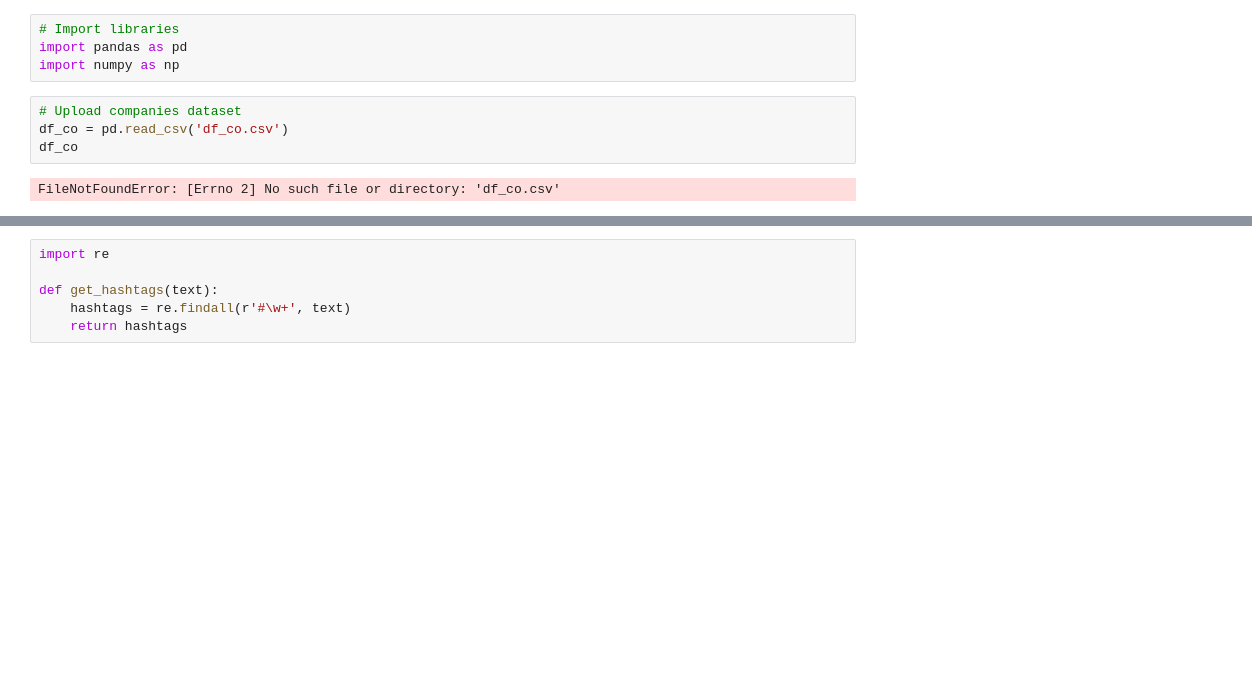
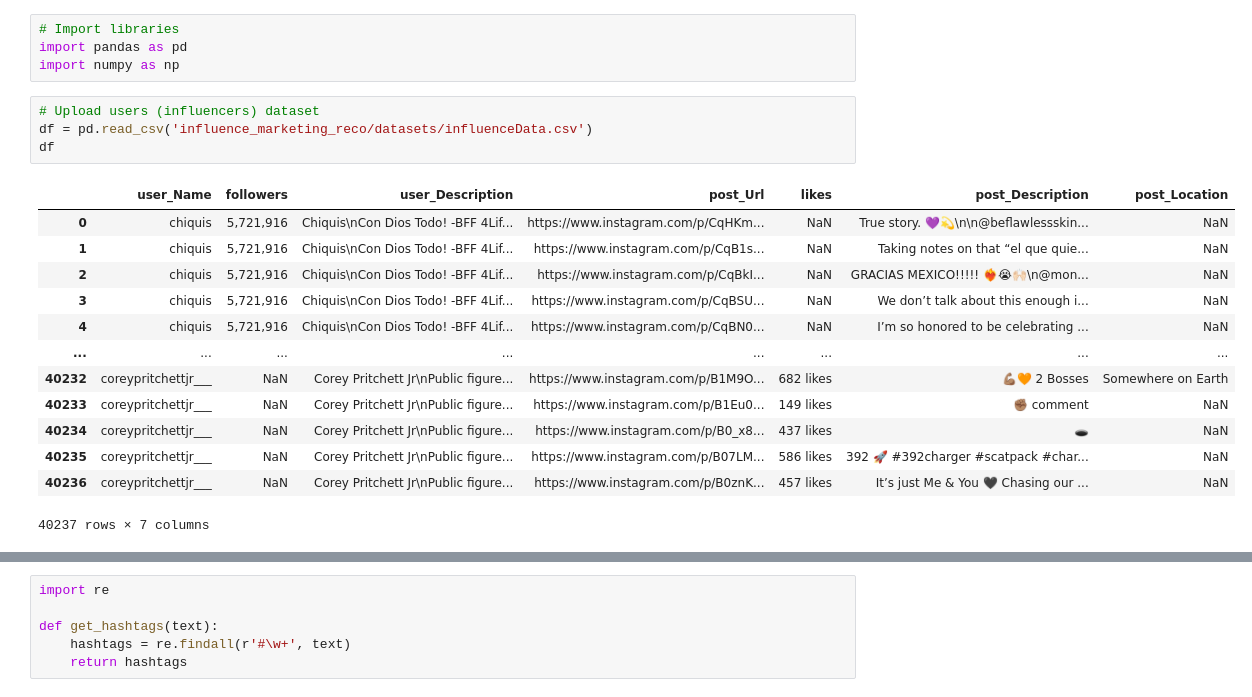
Before and after one commit to Ingernieros-del-IE/influence_marketing, a Jupyter notebook: data_preparation copy.ipynb, the cells around one changed output, grey strips where cells are left out. Cells and saved outputs as stored; diff of their text form; blank space fills up the shorter version.

```diff
--- a/data_preparation copy.ipynb
+++ b/data_preparation copy.ipynb
@@ -7,8 +7,20 @@ While the data scrapper gets the data related to the instagram users, we are usi
 import pandas as pd
 import numpy as np
 # %%
-# Upload companies dataset
-df_co = pd.read_csv('df_co.csv')
-df_co
+# Upload users (influencers) dataset
+df = pd.read_csv('influence_marketing_reco/datasets/influenceData.csv')
+df
 # %% [output]
+|  | user_Name | followers | user_Description | post_Url | likes | post_Description | post_Location |
+| 0 | chiquis | 5,721,916 | Chiquis\nCon Dios Todo! -BFF 4Lif... | https://www.instagram.com/p/CqHKm... | NaN | True story. 💜💫\n\n@beflawlessskin... | NaN |
+| 1 | chiquis | 5,721,916 | Chiquis\nCon Dios Todo! -BFF 4Lif... | https://www.instagram.com/p/CqB1s... | NaN | Taking notes on that “el que quie... | NaN |
+| 2 | chiquis | 5,721,916 | Chiquis\nCon Dios Todo! -BFF 4Lif... | https://www.instagram.com/p/CqBkI... | NaN | GRACIAS MEXICO!!!!! ❤️‍🔥😭🙌🏻\n@mon... | NaN |
+| 3 | chiquis | 5,721,916 | Chiquis\nCon Dios Todo! -BFF 4Lif... | https://www.instagram.com/p/CqBSU... | NaN | We don’t talk about this enough i... | NaN |
+| 4 | chiquis | 5,721,916 | Chiquis\nCon Dios Todo! -BFF 4Lif... | https://www.instagram.com/p/CqBN0... | NaN | I’m so honored to be celebrating ... | NaN |
+| ... | ... | ... | ... | ... | ... | ... | ... |
+| 40232 | coreypritchettjr___ | NaN | Corey Pritchett Jr\nPublic figure... | https://www.instagram.com/p/B1M9O... | 682 likes | 💪🏽🧡 2 Bosses | Somewhere on Earth |
+| 40233 | coreypritchettjr___ | NaN | Corey Pritchett Jr\nPublic figure... | https://www.instagram.com/p/B1Eu0... | 149 likes | ✊🏽 comment | NaN |
+| 40234 | coreypritchettjr___ | NaN | Corey Pritchett Jr\nPublic figure... | https://www.instagram.com/p/B0_x8... | 437 likes | 🕳 | NaN |
+| 40235 | coreypritchettjr___ | NaN | Corey Pritchett Jr\nPublic figure... | https://www.instagram.com/p/B07LM... | 586 likes | 392 🚀 #392charger #scatpack #char... | NaN |
+| 40236 | coreypritchettjr___ | NaN | Corey Pritchett Jr\nPublic figure... | https://www.instagram.com/p/B0znK... | 457 likes | It’s just Me & You 🖤 Chasing our ... | NaN |
-FileNotFoundError: [Errno 2] No such file or directory: 'df_co.csv'
+40237 rows × 7 columns
```
Also changed, not shown: parts of 16 cells of this notebook, 24 other files.
